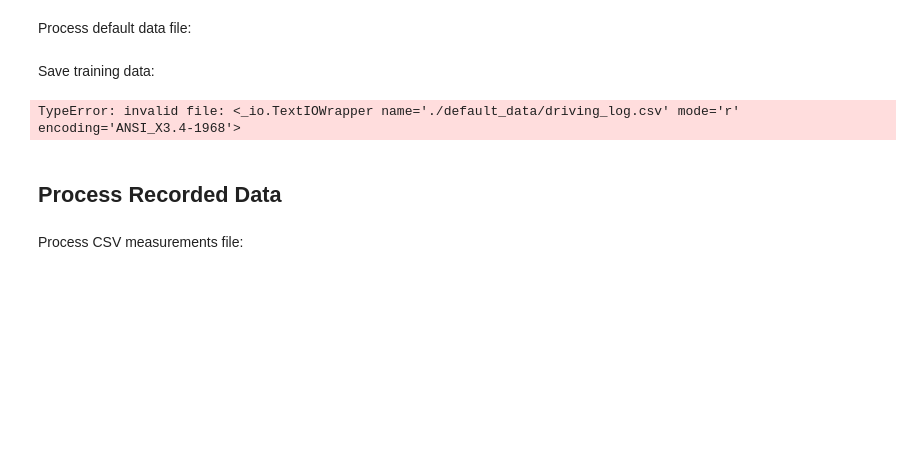
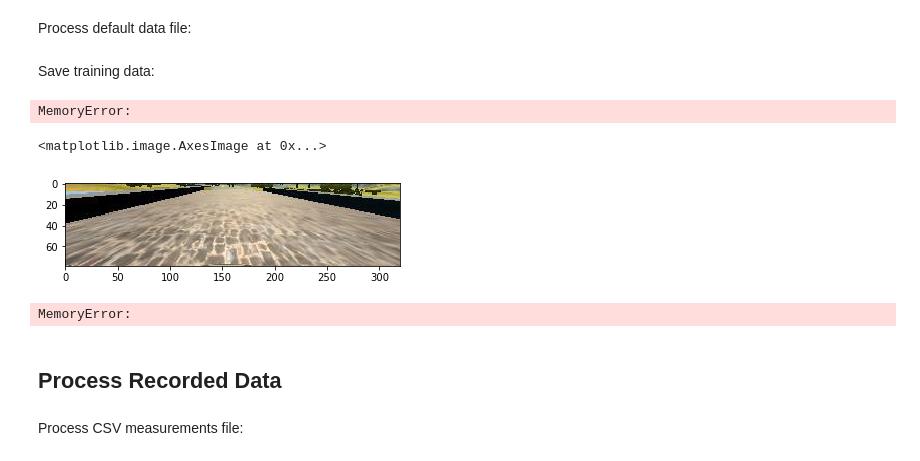
Before and after one commit to oantawilliam/BehavioralCloning, a Jupyter notebook: Model Creation.ipynb, the cells around one changed output. Cells and saved outputs as stored; diff of their text form; code cells hidden in the pictures; blank space fills up the shorter version.

```diff
--- a/Model Creation.ipynb
+++ b/Model Creation.ipynb
@@ -30,9 +30,6 @@ with open(default_csv) as csv_file:
 
     for row in reader:
 
-        if row[3] == "steering":
-            continue
-
         steering_center = float(row[3])
 
         # create adjusted steering measurements for the side camera images
@@ -45,6 +42,10 @@ with open(default_csv) as csv_file:
         img_left = cv2.imread(path + row[1].strip())
         img_right = cv2.imread(path + row[2].strip())
 
+        img_center = cv2.cvtColor(img_center, cv2.COLOR_BGR2RGB)
+        img_left = cv2.cvtColor(img_left, cv2.COLOR_BGR2RGB)
+        img_right = cv2.cvtColor(img_right, cv2.COLOR_BGR2RGB)
+
         # add images and angles to data set
         car_images.extend([img_center, img_left, img_right])
         steering_angles.extend([steering_center, steering_left, steering_right])
@@ -54,31 +55,18 @@ Save training data:
 # Build training data set
 X_train_d = np.array(car_images)
 y_train_d = np.array(steering_angles)
+# %% [output]
+MemoryError:
+# %%
+plt.imshow(car_images[0][60:-21,:, :])
+# %% [output]
+<matplotlib.image.AxesImage at 0x...>
+[figure, added]
 # %%
 default_train_data = {"features" : X_train_d,"labels" : y_train_d}
 pickle.dump(default_train_data, open( "default_train.p", "wb" ))
+# %% [output]
+MemoryError:
-# %%
-with open(csv_file, 'r') as f:
-        reader = csv.reader(f)
-        for row in reader:
-            steering_center = float(row[3])
-default_img = './default_data/IMG'
-            # create adjusted steering measurements for the side camera images
-            correction = 0.2 # this is a parameter to tune
-            steering_left = steering_center + correction
-            steering_right = steering_center - correction
-
-            # read in images from center, left and right cameras
-            path = "..." # fill in the path to your training IMG directory
-            img_center = process_image(np.asarray(Image.open(path + row[0])))
-            img_left = process_image(np.asarray(Image.open(path + row[1])))
-            img_right = process_image(np.asarray(Image.open(path + row[2])))
-
-            # add images and angles to data set
-            car_images.extend(img_center, img_left, img_right)
-            steering_angles.extend(steering_center, steering_left, steering_right)
-# %% [output]
-TypeError: invalid file: <_io.TextIOWrapper name='./default_data/driving_log.csv' mode='r' encoding='ANSI_X3.4-1968'>
 # %% [markdown]
 ## Process Recorded Data
 # %% [markdown]
```
Also changed, not shown: parts of 6 cells of this notebook, 4 other files.
